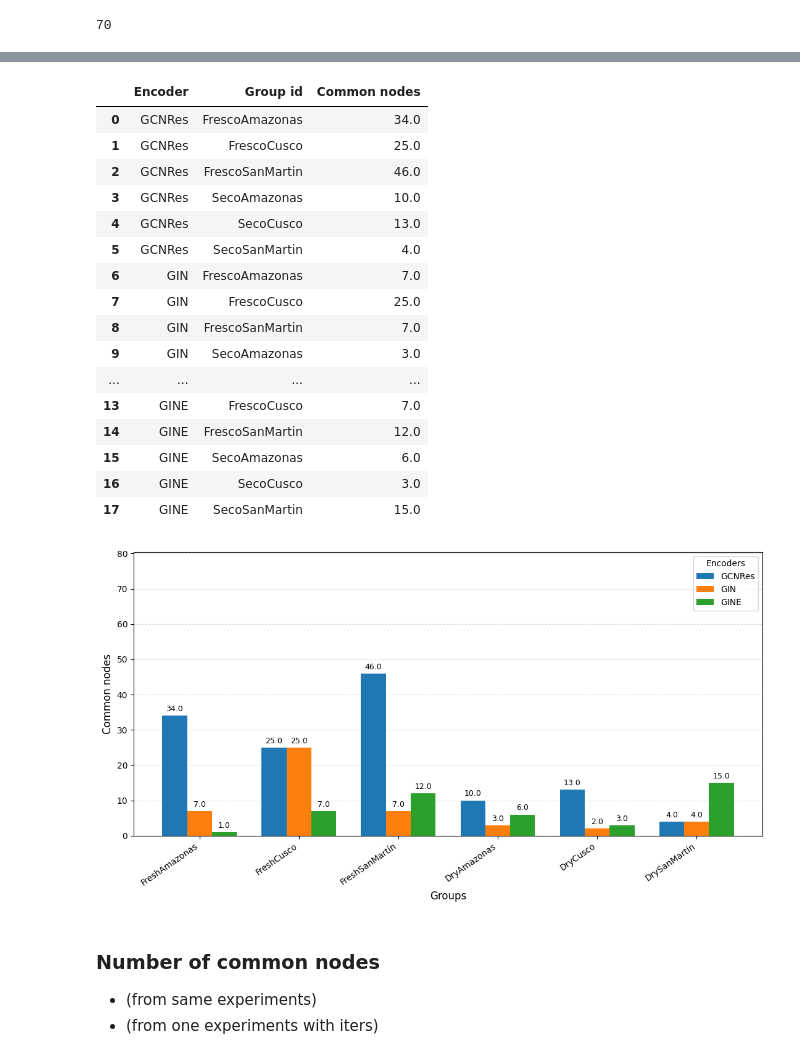
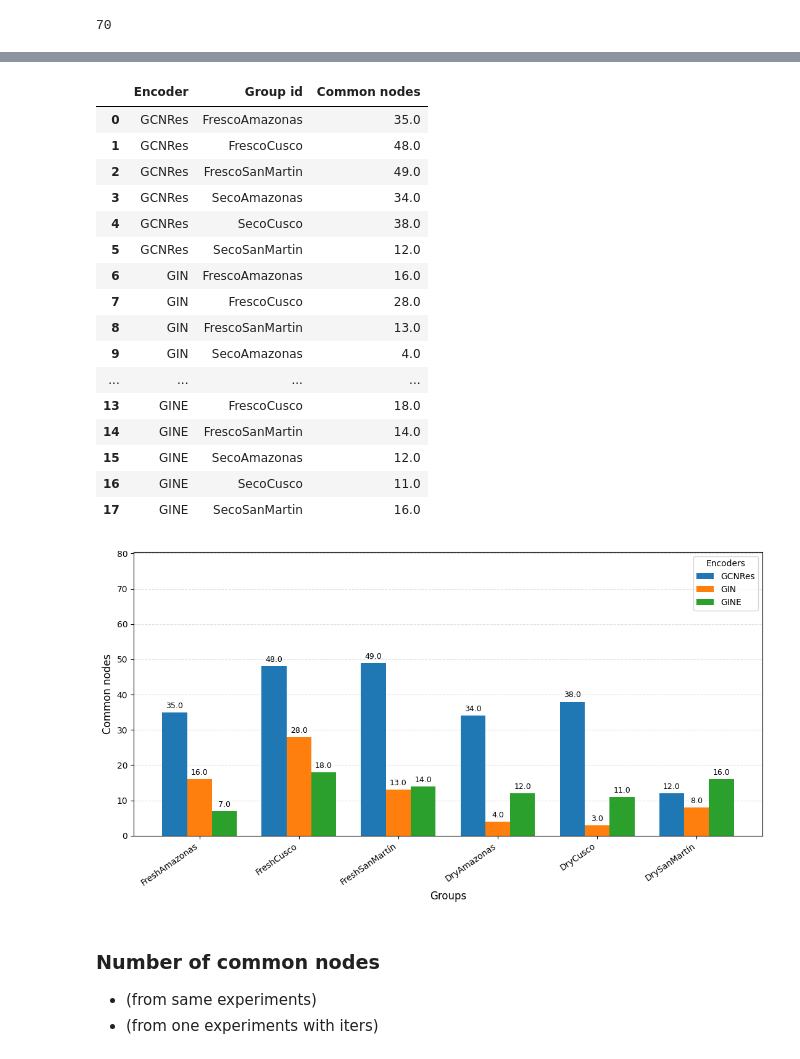
Before and after one commit to win7/T-GAE_PyG, a Jupyter notebook: utils.ipynb, the cells around one changed output, grey strips where cells are left out. Drawn from its saved outputs; the diff is of its cells as text; code cells hidden in the pictures.

Commit message:
experiments

```diff
--- a/utils.ipynb
+++ b/utils.ipynb
@@ -1570,7 +1573,7 @@ encoders = ["GCNRes", "GIN", "GINE"] # ["GCNRes", "GCN", "GIN", "GINE"]
 # Comparison
 list_data = []
 retrievals = ["", "_l2", "_cosine"]
-iters = [1, 2, 3, 4, 5] # , 3, 4, 5, 6, 7, 8, 9, 10]
+iters = [6, 7]#, 2, 3, 4, 5] # , 3, 4, 5, 6, 7, 8, 9, 10]
 operator = "intersection" # Change union, intersection
 
 for retrieval in retrievals:
@@ -1589,10 +1592,16 @@ for retrieval in retrievals:
 				list_nodes_id_operator = set.union(*list_nodes_id)
 			elif operator == "intersection":
 				list_nodes_id_operator = set.intersection(*list_nodes_id)
+			list_nodes_id_operator = list(list_nodes_id_operator)
+			list_nodes_id_operator.sort()
+			# print(list_nodes_id_operator)
 
 			for k in range(len(iters)):
 				# print(f"{group_id}, {encoder}, {retrievals[k]}, {len(intersection)}/{list_total_nodes[k]}")
-				list_data.append([group_id, encoder, retrieval, len(list_nodes_id_operator), list_total_nodes[k], list_nodes_id_operator])
+				list_nodes_id_ = list(list_nodes_id[k])
+				list_nodes_id_.sort()
+
+				list_data.append([group_id, encoder, retrieval, len(list_nodes_id_operator), list_total_nodes[k], list_nodes_id_operator, list_nodes_id_])
 			# print(intersection)
 			# print()
 
@@ -1601,6 +1610,6 @@ for retrieval in retrievals:
 			df_nodes_id_operator.sort_values(by=0, inplace=True)
 			df_nodes_id_operator.to_csv(f"experiments/output/{exp}/common_nodes/operators/{encoder}_{group_id}{retrieval}_{operator}.csv", index=None, header=None)
 
-df_results = pd.DataFrame(list_data, columns=["Group id", "Encoder", "Retrieval", "Common nodes", "Total nodes", "Ids common nodes"])
+df_results = pd.DataFrame(list_data, columns=["Group id", "Encoder", "Retrieval", "Common nodes", "Total nodes", "Ids common nodes", "Ids nodes"])
 df_results
 # %% [output]
@@ -1649,22 +1662,22 @@ df_grouped = (
 df_grouped
 # %% [output]
 |  | Encoder | Group id | Common nodes |
-| 0 | GCNRes | FrescoAmazonas | 34.0 |
-| 1 | GCNRes | FrescoCusco | 25.0 |
-| 2 | GCNRes | FrescoSanMartin | 46.0 |
-| 3 | GCNRes | SecoAmazonas | 10.0 |
-| 4 | GCNRes | SecoCusco | 13.0 |
-| 5 | GCNRes | SecoSanMartin | 4.0 |
-| 6 | GIN | FrescoAmazonas | 7.0 |
-| 7 | GIN | FrescoCusco | 25.0 |
-| 8 | GIN | FrescoSanMartin | 7.0 |
-| 9 | GIN | SecoAmazonas | 3.0 |
+| 0 | GCNRes | FrescoAmazonas | 35.0 |
+| 1 | GCNRes | FrescoCusco | 48.0 |
+| 2 | GCNRes | FrescoSanMartin | 49.0 |
+| 3 | GCNRes | SecoAmazonas | 34.0 |
+| 4 | GCNRes | SecoCusco | 38.0 |
+| 5 | GCNRes | SecoSanMartin | 12.0 |
+| 6 | GIN | FrescoAmazonas | 16.0 |
+| 7 | GIN | FrescoCusco | 28.0 |
+| 8 | GIN | FrescoSanMartin | 13.0 |
+| 9 | GIN | SecoAmazonas | 4.0 |
 | ... | ... | ... | ... |
-| 13 | GINE | FrescoCusco | 7.0 |
-| 14 | GINE | FrescoSanMartin | 12.0 |
-| 15 | GINE | SecoAmazonas | 6.0 |
-| 16 | GINE | SecoCusco | 3.0 |
-| 17 | GINE | SecoSanMartin | 15.0 |
+| 13 | GINE | FrescoCusco | 18.0 |
+| 14 | GINE | FrescoSanMartin | 14.0 |
+| 15 | GINE | SecoAmazonas | 12.0 |
+| 16 | GINE | SecoCusco | 11.0 |
+| 17 | GINE | SecoSanMartin | 16.0 |
 # %%
 map_group = {
 	"FrescoAmazonas": "FreshAmazonas",
@@ -1677,7 +1690,7 @@ map_group = {
 
 df_grouped["Group id"] = df_grouped["Group id"].map(map_group)
 # %%
-save = True # Change
+save = False # Change
 
 # Reshape the data for grouped bar plotting
 df_pivot = df_grouped.pivot(index="Group id", columns="Encoder", values="Common nodes")
@@ -1698,32 +1711,32 @@ fig, ax = plt.subplots(figsize=(11, 6))
 
 x = np.arange(len(group_order))
 width = 0.25
 
 for i, encoder in enumerate(encoder_order):
     offset = (i - (len(encoder_order) - 1) / 2) * width
     bars = ax.bar(
         x + offset,
         df_pivot[encoder],
         width=width,
         label=encoder
     )
     ax.bar_label(bars, fmt="%.1f", padding=3, fontsize=9)
 
 # Configure the chart
 ax.set_xlabel("Groups", fontsize=12)
 ax.set_ylabel("Common nodes", fontsize=12)
 ax.set_xticks(x)
 ax.set_xticklabels(group_order, rotation=35, ha="right")
 ax.legend(title="Encoders")
 ax.set_ylim(0, y_max * 1.15)
 ax.grid(axis="y", linestyle="--", alpha=0.4)
 ax.set_axisbelow(True)
 
 plt.tight_layout()
 
 # Save the figure
 if save:
-    fig.savefig(f"experiments/output/{exp}/plots/comparison_common_nodes_{encoder}_{retrieval}.pdf", bbox_inches="tight")
+    fig.savefig(f"experiments/output/{exp}/plots/comparison_common_nodes{retrieval}.pdf", bbox_inches="tight")
 plt.show()
 # %% [output]
-[figure, old version]
+[figure, new version]
```
Also changed, not shown: parts of 17 cells of this notebook, 4 other files.
